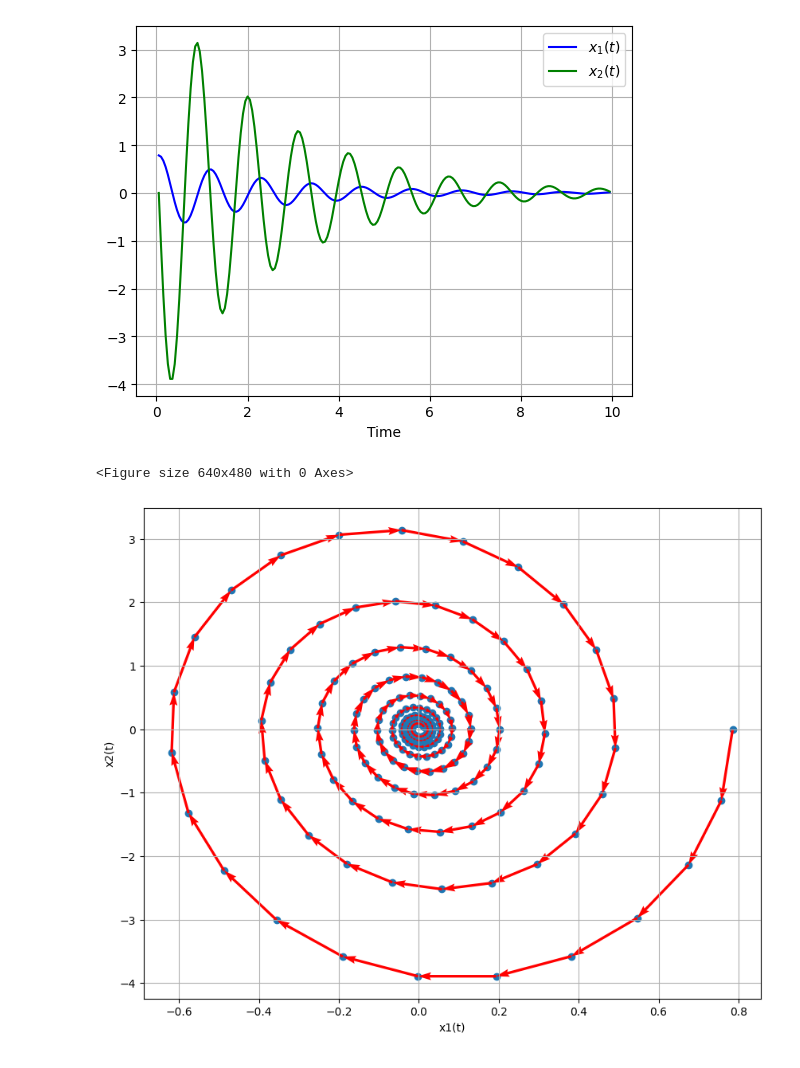
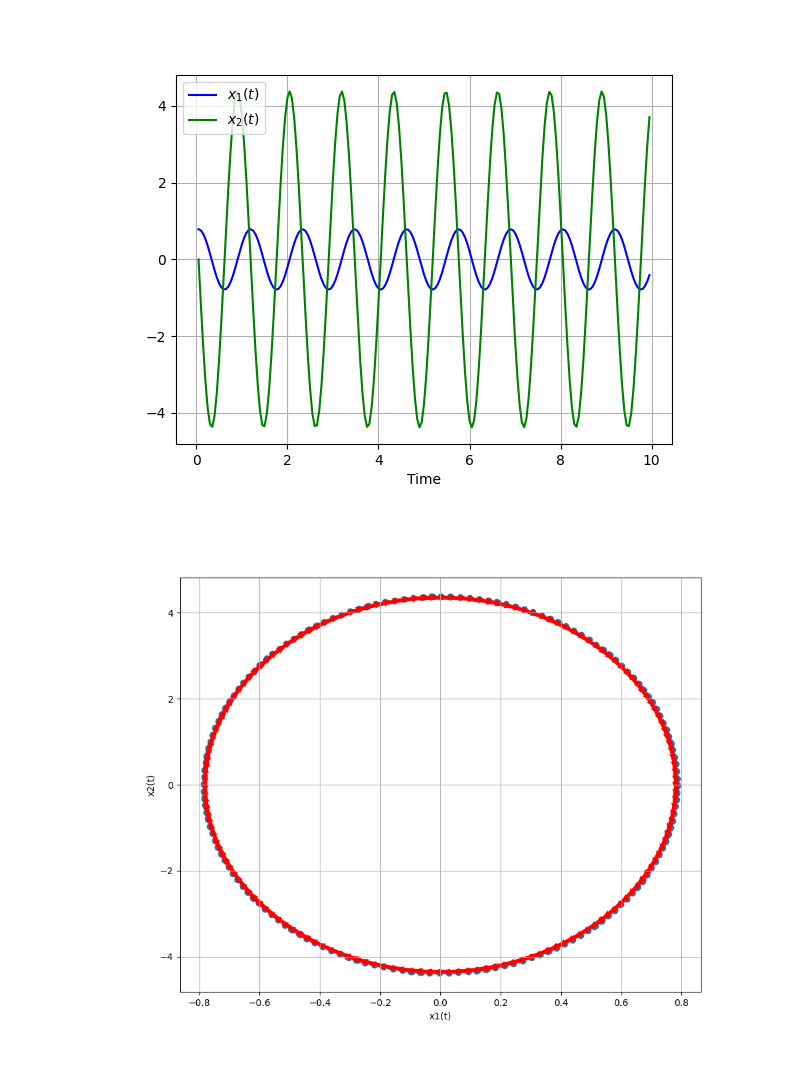
Before and after one commit to jesolisp/Curso-Modelacion-Sistemas-Fisicos, a Jupyter notebook: docs/codes/JESP_01_Pendulo_Lyapunov.ipynb, the cells around one changed output. Saved outputs shown, nothing was run; the diff lists cells and outputs as text; code cells hidden in the pictures.

```diff
--- a/docs/codes/JESP_01_Pendulo_Lyapunov.ipynb
+++ b/docs/codes/JESP_01_Pendulo_Lyapunov.ipynb
@@ -20,37 +21,36 @@ def single_pendulum_wof(y, t, m, l, g, kf):
 m = 0.5 # mass of the ball [Kg]
 g = 9.81 # gravity [m/s²]
 l = 0.30 # long [m]
-kf = 0.4 # friction coefficient
+kf = 0 # friction coefficient
 
 # Initial conditions
 y0 = [np.pi/4, 0.0]
 
 # Parameters of simulation
 h = 5e-2
 tfin = 10
 N = np.int64(np.ceil((tfin-h)/h))
 t = h + np.arange(0,N)*h
 
 sol = odeint(single_pendulum_wof, y0, t, args=(m, l, g, kf))
 
 plt.figure()
 plt.plot(t, sol[:, 0], 'b', label = r'$x_1(t)$')
 plt.plot(t, sol[:, 1], 'g', label = r'$x_2(t)$')
 plt.legend(loc='best')
 plt.xlabel('Time')
 plt.grid()
 plt.show()
 
 plt.figure()
 fig, ax = plt.subplots(figsize=(10,8))
 ax.scatter(sol[:, 0], sol[:, 1])
 q = ax.quiver(sol[:-1, 0], sol[:-1, 1], sol[1:, 0] - sol[:-1, 0], sol[1:, 1] - sol[:-1, 1], scale_units = 'xy', angles = 'xy', scale = 1, color = 'red')
 ax.quiverkey(q, X = np.max(sol[:, 0]), Y = np.max(sol[:, 1]), U=1, label='Quiver key, length = 10', labelpos='E', color = 'black')
 plt.xlabel('x1(t)')
 plt.ylabel('x2(t)')
 plt.grid()
 plt.show()
 # %% [output]
-[figure, old version]
+[figure, new version]
-<Figure size 640x480 with 0 Axes>
-[figure, old version]
+[figure, new version]
```
Also changed, not shown: parts of 6 cells of this notebook, 1 other file.
